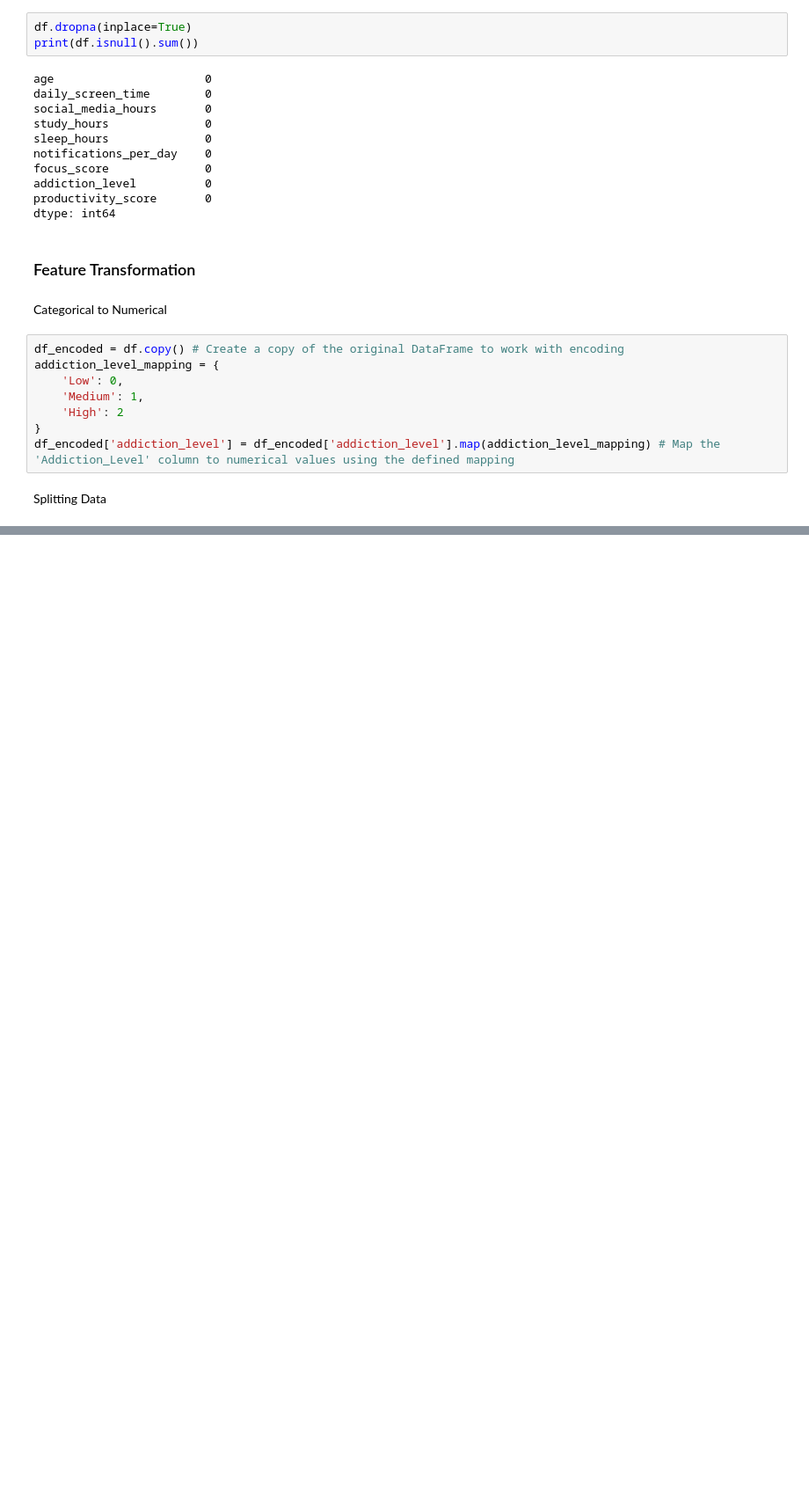
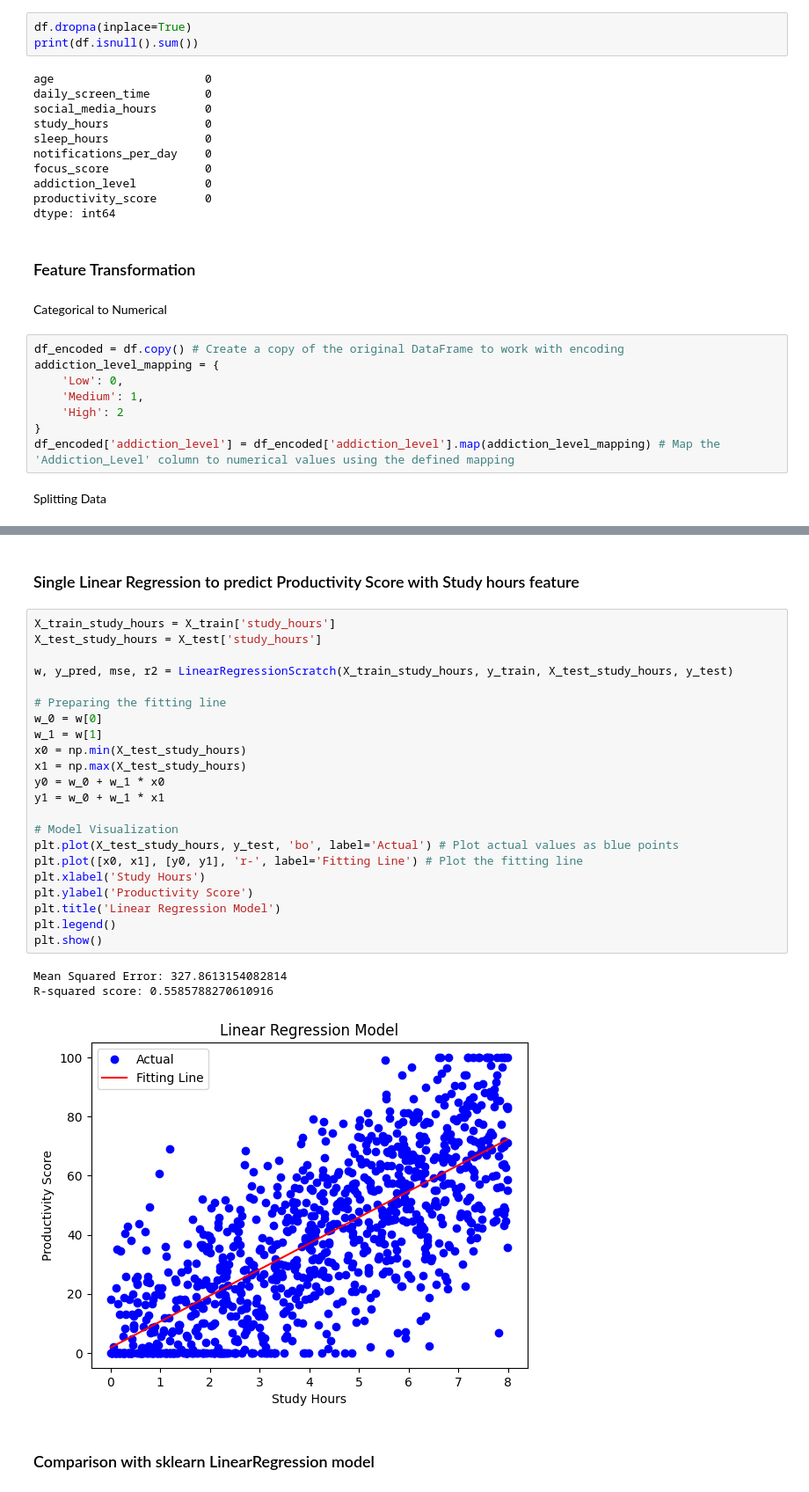
Before and after one commit to Star-rium/productivity-prediction, a Jupyter notebook: src/main.ipynb, the cells around one changed output, grey strips where cells are left out. Shown at 88% size. Cells and saved outputs as stored; diff of their text form; blank space fills up the shorter version.

Commit message:
add the actual model

```diff
--- a/src/main.ipynb
+++ b/src/main.ipynb
@@ -130,0 +160,30 @@ y_test = df_test['productivity_score'] # Define the target variable for testing
+# %% [markdown]
+### Single Linear Regression to predict Productivity Score with Study hours feature
+# %%
+X_train_study_hours = X_train['study_hours']
+X_test_study_hours = X_test['study_hours']
+
+w, y_pred, mse, r2 = LinearRegressionScratch(X_train_study_hours, y_train, X_test_study_hours, y_test)
+
+# Preparing the fitting line
+w_0 = w[0]
+w_1 = w[1]
+x0 = np.min(X_test_study_hours)
+x1 = np.max(X_test_study_hours)
+y0 = w_0 + w_1 * x0
+y1 = w_0 + w_1 * x1
+
+# Model Visualization
+plt.plot(X_test_study_hours, y_test, 'bo', label='Actual') # Plot actual values as blue points
+plt.plot([x0, x1], [y0, y1], 'r-', label='Fitting Line') # Plot the fitting line
+plt.xlabel('Study Hours')
+plt.ylabel('Productivity Score')
+plt.title('Linear Regression Model')
+plt.legend()
+plt.show()
+# %% [output]
+Mean Squared Error: 327.8613154082814
+R-squared score: 0.5585788270610916
+[figure, added]
+# %% [markdown]
+### Comparison with sklearn LinearRegression model
```
Also changed, not shown: parts of 11 cells of this notebook.
